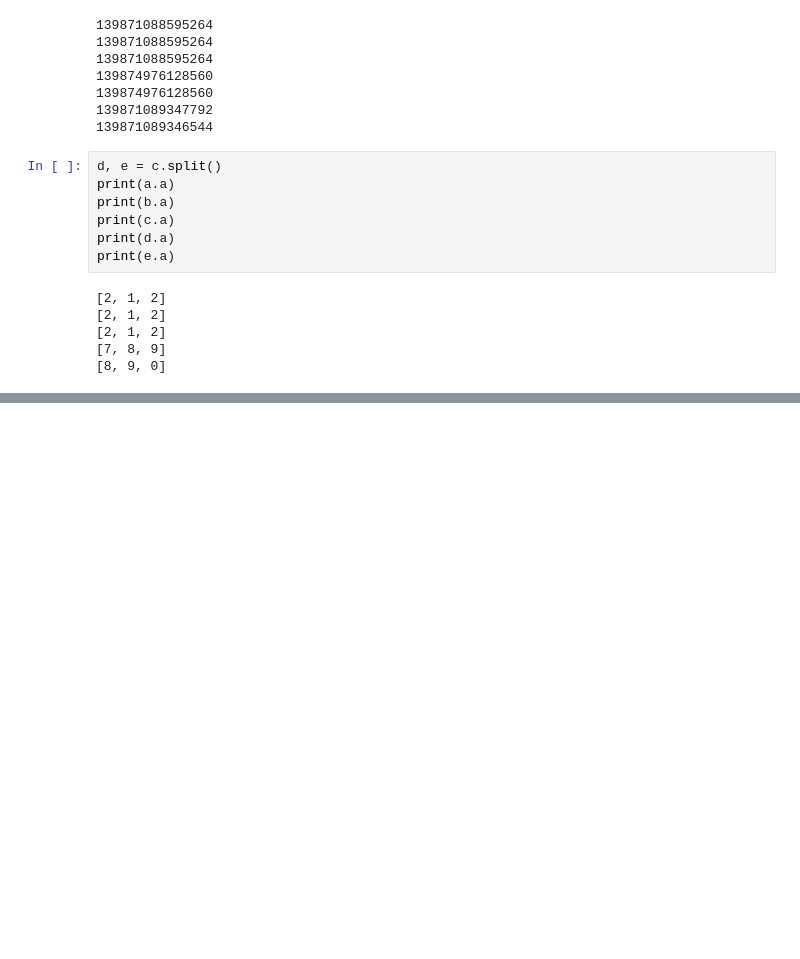
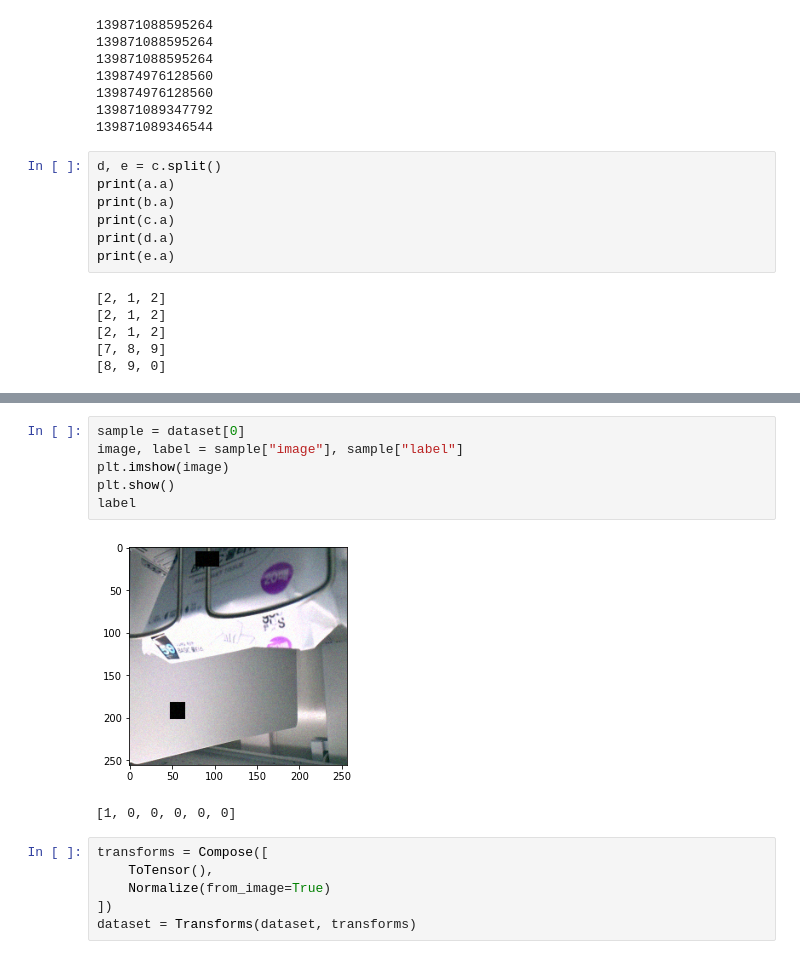
Before and after one commit to jinoan/DL_Note, a Jupyter notebook: Untitled.ipynb, the cells around one changed output, grey strips where cells are left out. Cells and saved outputs as stored; diff of their text form; blank space fills up the shorter version.

```diff
--- a/Untitled.ipynb
+++ b/Untitled.ipynb
@@ -133,0 +130,15 @@ folds = dataset.split(n_splits=5, info=True)
+# %%
+sample = dataset[0]
+image, label = sample["image"], sample["label"]
+plt.imshow(image)
+plt.show()
+label
+# %% [output]
+[figure, added]
+[1, 0, 0, 0, 0, 0]
+# %%
+transforms = Compose([
+    ToTensor(),
+    Normalize(from_image=True)
+])
+dataset = Transforms(dataset, transforms)
```
Also changed, not shown: parts of 11 cells of this notebook, 3 other files.
